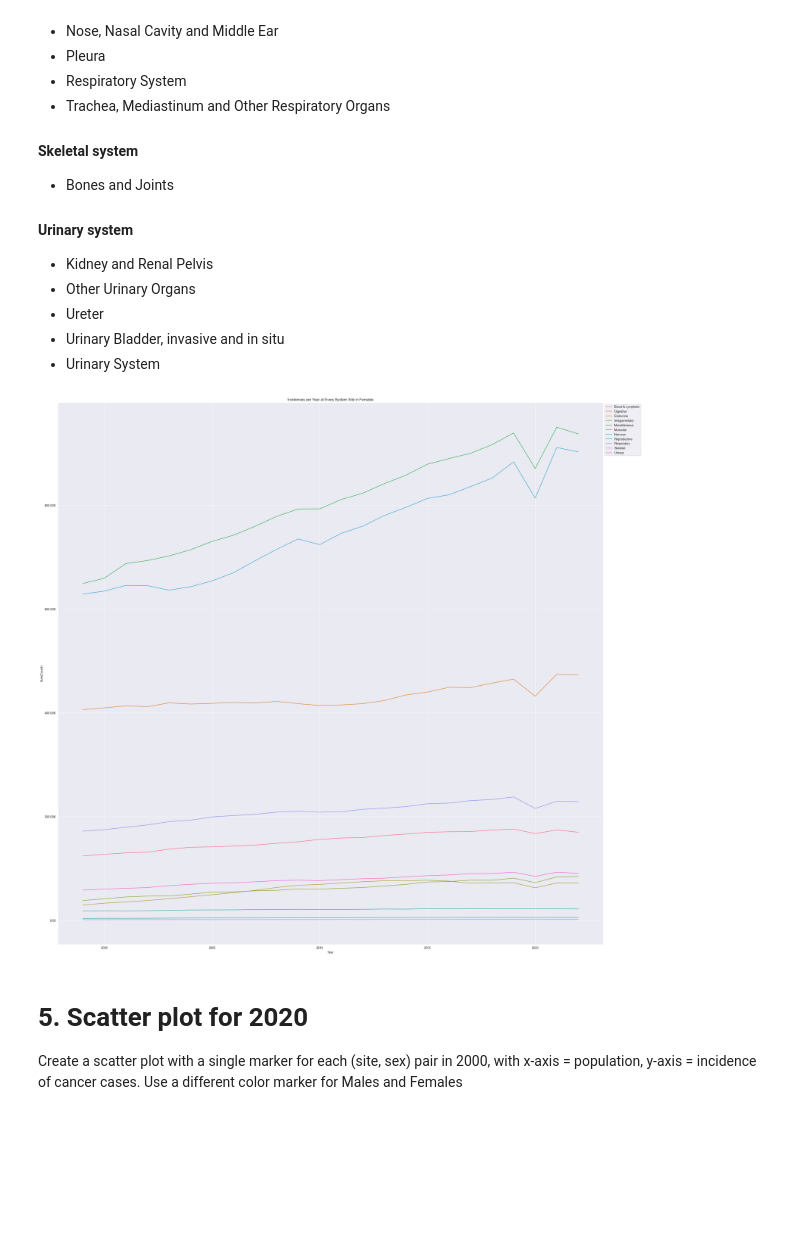
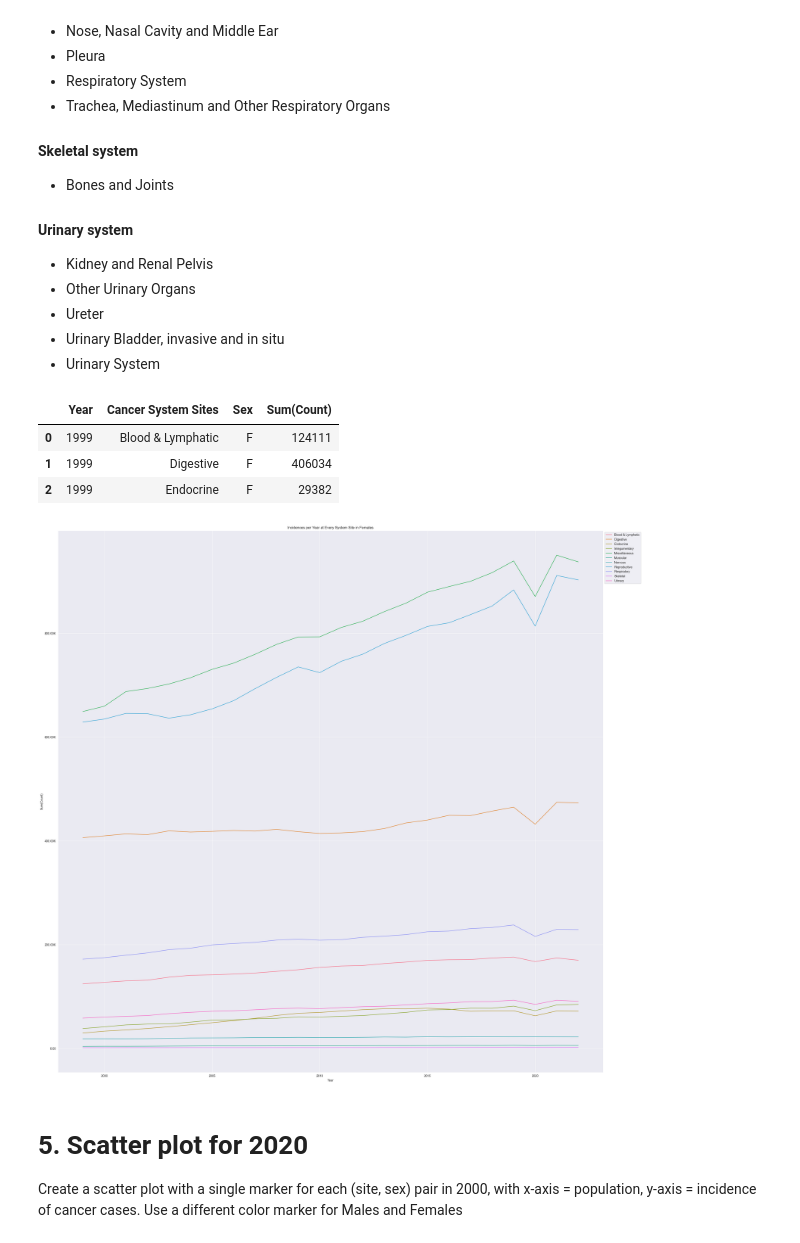
Before and after one commit to ipacheco9311/CS-577-07-Data-Science-Fall-2025, a Jupyter notebook: Assignments/Assignment1/src/assignment1-1.ipynb, the cells around one changed output. Saved outputs shown, nothing was run; the diff lists cells and outputs as text; code cells hidden in the pictures; blank space fills up the shorter version.

```diff
--- a/Assignments/Assignment1/src/assignment1-1.ipynb
+++ b/Assignments/Assignment1/src/assignment1-1.ipynb
@@ -508,18 +547,25 @@ cancer_df[CANCER_SYSTEM_SITES] = cancer_df[CANCER_SITES].map(system_site_map)
 # %%
 yearly_system_site_for_females_df = cancer_df[
     (cancer_df[SEX] == FEMALE)
 ].groupby(
     [YEAR, CANCER_SYSTEM_SITES, SEX]
 )[COUNT].sum().reset_index(name=SUM_COUNT)
 
-plt.figure(figsize=(32, 32))
-plot = sns.lineplot(yearly_system_site_for_females_df, x=YEAR, y=SUM_COUNT, hue=CANCER_SYSTEM_SITES)
-plot.yaxis.set_major_formatter(FORMATTER)
-plot.set_title('Incidences per Year at Every System Site in Females')
-plot.axes.legend(bbox_to_anchor=(1, 1, 0, 0))
-save_plot(plot.figure, question_number=4)
+yearly_system_site_for_females_df.head(3)
 # %% [output]
-[figure, removed]
+|  | Year | Cancer System Sites | Sex | Sum(Count) |
+| 0 | 1999 | Blood & Lymphatic | F | 124111 |
+| 1 | 1999 | Digestive | F | 406034 |
+| 2 | 1999 | Endocrine | F | 29382 |
+# %%
+plt.figure(figsize=(32, 32))
+plot = sns.lineplot(yearly_system_site_for_females_df, x=YEAR, y=SUM_COUNT, hue=CANCER_SYSTEM_SITES)
+plot.yaxis.set_major_formatter(FORMATTER)
+plot.set_title('Incidences per Year at Every System Site in Females')
+plot.axes.legend(bbox_to_anchor=(1, 1, 0, 0))
+save_plot(plot.figure, question_number=4)
+# %% [output]
+[figure, added]
 # %% [markdown]
 # 5. Scatter plot for 2020
 
```
Also changed, not shown: parts of 9 cells of this notebook, 7 other files.
